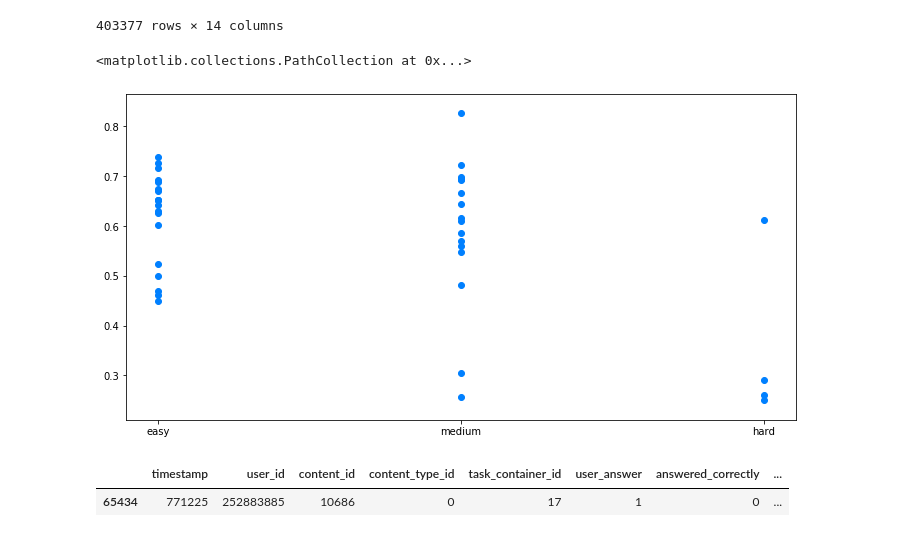
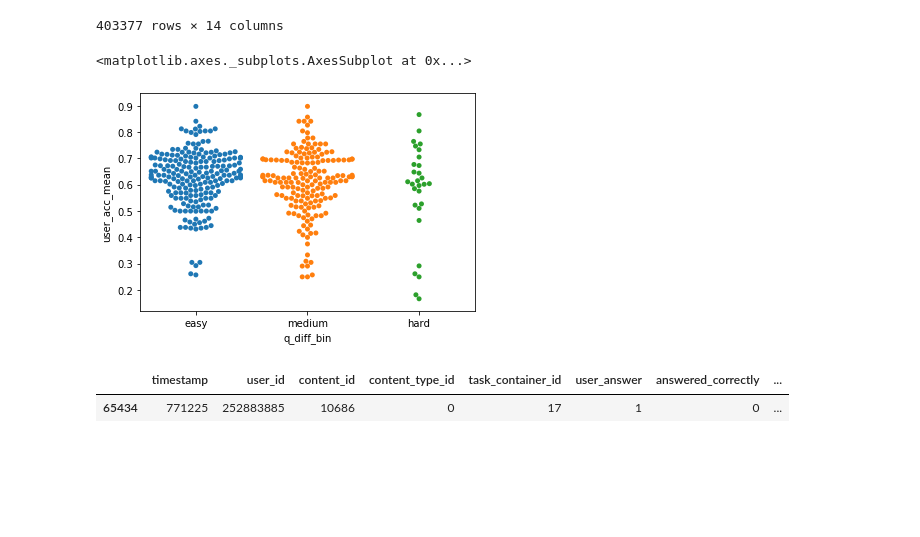
Before and after one commit to Riiid-Team/AI-Learning, a Jupyter notebook: MVP-Davila.ipynb, the cells around one changed output. Cells and saved outputs as stored; diff of their text form; code cells hidden in the pictures; blank space fills up the shorter version.

Commit message:
updated work to include swarm plot

```diff
--- a/MVP-Davila.ipynb
+++ b/MVP-Davila.ipynb
@@ -20,9 +20,9 @@ ntrain.mean_content_accuracy.hist()
 <matplotlib.axes._subplots.AxesSubplot at 0x...>
 [figure]
 # %%
-ntrain['q_diff_bin'] = np.where((ntrain.mean_content_accuracy < .5 ), 'hard', 0)
-ntrain['q_diff_bin'] = np.where(((ntrain.mean_content_accuracy >= .5) & (ntrain.mean_content_accuracy <=.7) ), 'medium', ntrain.q_diff_bin)
-ntrain['q_diff_bin'] = np.where((ntrain.mean_content_accuracy > .7), 'easy', ntrain.q_diff_bin)
+ntrain['q_diff_bin'] = np.where((ntrain.mean_content_accuracy < .33 ), 'hard', 0)
+ntrain['q_diff_bin'] = np.where(((ntrain.mean_content_accuracy >= .33) & (ntrain.mean_content_accuracy <=.66) ), 'medium', ntrain.q_diff_bin)
+ntrain['q_diff_bin'] = np.where((ntrain.mean_content_accuracy > .66), 'easy', ntrain.q_diff_bin)
 
 ntrain
 # %% [output]
@@ -40,15 +40,12 @@ ntrain
 | 403376 | 403376 | 1 | 0 | 0.833333 | 0 | 25895.0 | ... |
 403377 rows × 14 columns
 # %%
-n1train = ntrain.sample(frac=0.0001, replace=False, random_state=1)
+n1train = ntrain.sample(frac=0.001, replace=False, random_state=1)
 
-fig = plt.figure(figsize=(12,6))
-x = n1train.q_diff_bin
-y = n1train.user_acc_mean
-plt.scatter(x, y, marker='o',color='#0080ff')
+sns.swarmplot(x='q_diff_bin', y='user_acc_mean', data=n1train)
 # %% [output]
-<matplotlib.collections.PathCollection at 0x...>
+<matplotlib.axes._subplots.AxesSubplot at 0x...>
-[figure, old version]
+[figure, new version]
 # %%
 ntrain[(ntrain.task_container_id == 17) & (ntrain.content_type_id == 0) & (ntrain.user_id==252883885) ].head(50)
 # %% [output]
```
